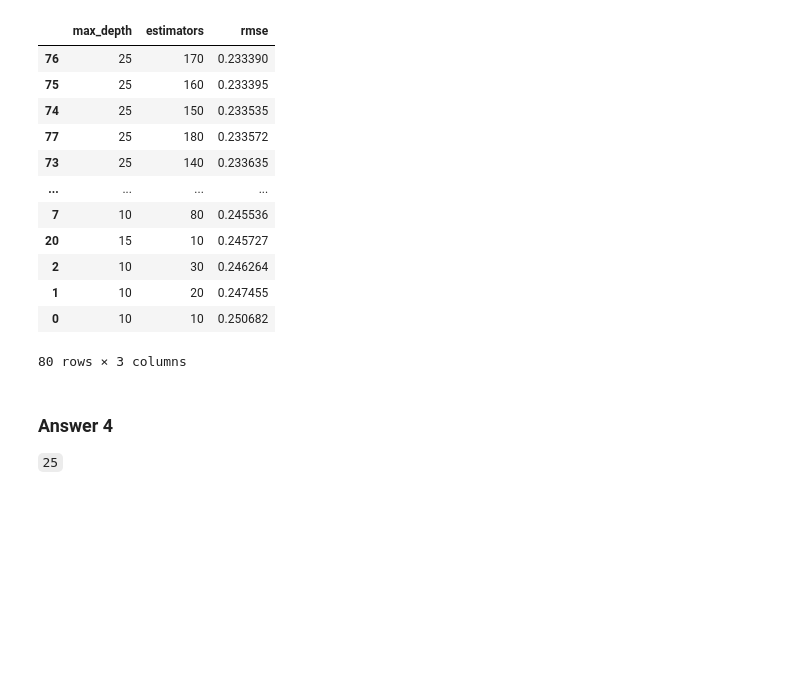
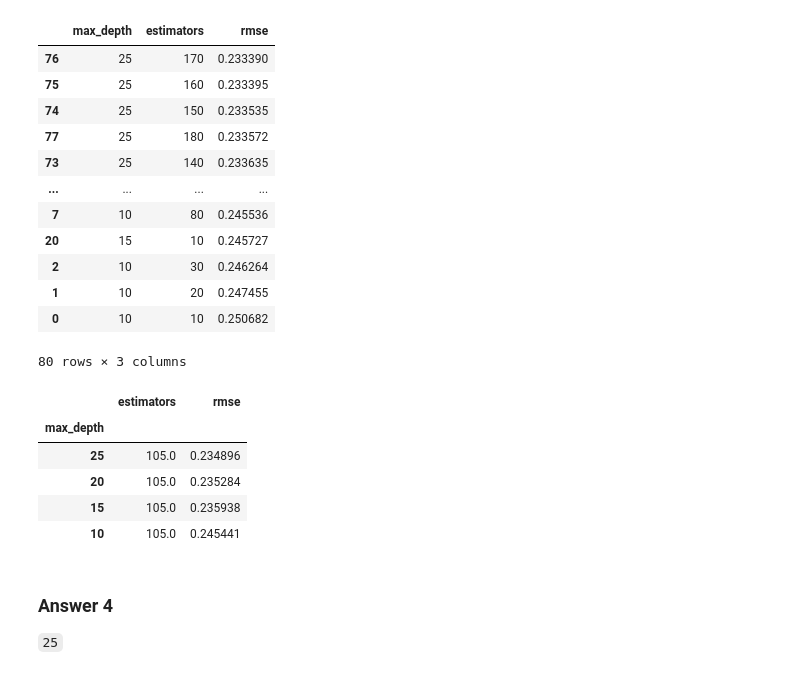
Before and after one commit to ai2ys/mlzoomcamp, a Jupyter notebook: homework/06-trees/homework.ipynb, the cells around one changed output. Drawn from its saved outputs; the diff is of its cells as text; code cells hidden in the pictures; blank space fills up the shorter version.

```diff
--- a/homework/06-trees/homework.ipynb
+++ b/homework/06-trees/homework.ipynb
@@ -418,6 +421,15 @@ df_rmse_estimators.sort_values(by=['rmse', 'max_depth'], ascending=True)
 | 1 | 10 | 20 | 0.247455 |
 | 0 | 10 | 10 | 0.250682 |
 80 rows × 3 columns
+# %%
+df_rmse_estimators.groupby(by=['max_depth']).mean().sort_values(by=['rmse'], ascending=True)
+# %% [output]
+|  | estimators | rmse |
+| max_depth |  |  |
+| 25 | 105.0 | 0.234896 |
+| 20 | 105.0 | 0.235284 |
+| 15 | 105.0 | 0.235938 |
+| 10 | 105.0 | 0.245441 |
 # %% [markdown]
 ### Answer 4
 
```
Also changed, not shown: parts of 8 cells of this notebook.
